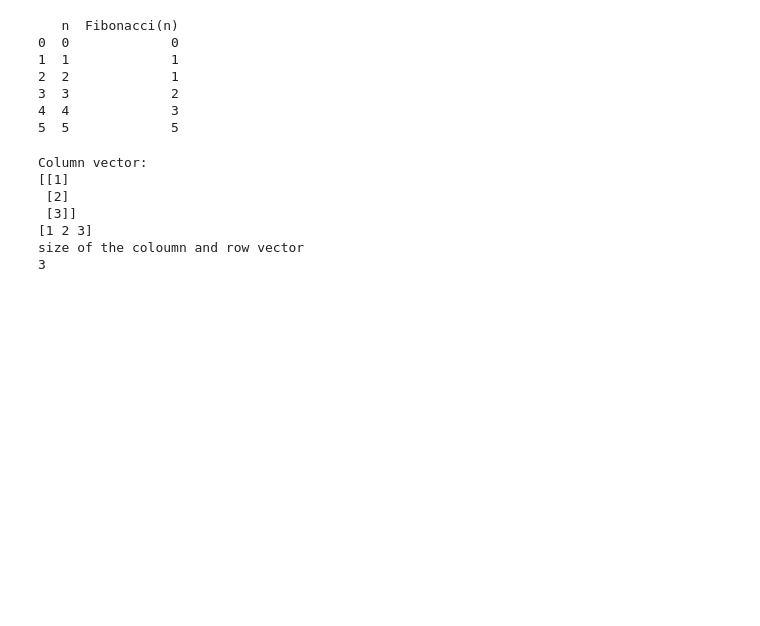
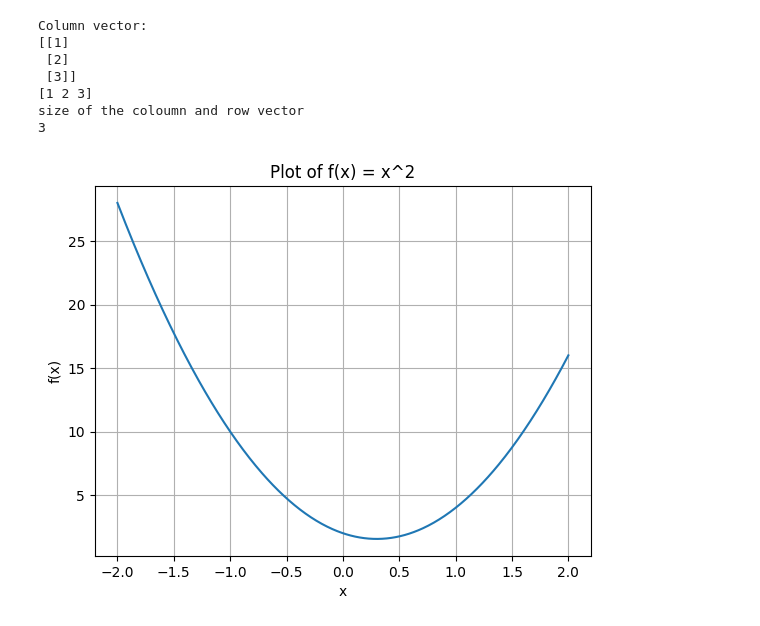
Before and after one commit to RamCharanThota/Mathematical-Optimisation-application-and-practice, a Jupyter notebook: ex3_fibonacci.ipynb, the cells around one changed output. Drawn from its saved outputs; the diff is of its cells as text; code cells hidden in the pictures; blank space fills up the shorter version.

Commit message:
fibonnaci search is implemented

```diff
--- a/ex3_fibonacci.ipynb
+++ b/ex3_fibonacci.ipynb
@@ -4,21 +4,23 @@ import numpy as np
 # %%
 def fibonnaci(n):
     fn=[0,1]
-    for i in range(2,n+1):
+    for i in range(2,n):
         fn.append(fn[i-1]+fn[i-2])
     return fn
-N=[0,1,2,3,4,5]
-data={'n':N, 'Fibonacci(n)':fibonnaci(5)}
+
+max_num=100
+N= [i for i in range(max_num)]  # Range will generate numbers from 0 to n
+
+fn=fibonnaci(max_num)
+
+data={'n':N, 'Fibonacci(n)':fn}
 df=pd.DataFrame(data)
-print(df)
+
+#print(df)
+
+# print the Fn-2/Fn
+#for i in range(2,max_num):
+    #print(fn[i-2]/fn[i])
-# %% [output]
-   n  Fibonacci(n)
-0  0             0
-1  1             1
-2  2             1
-3  3             2
-4  4             3
-5  5             5
 # %%
 import numpy as np
 
@@ -44,3 +46,27 @@ Column vector:
 [1 2 3]
 size of the coloumn and row vector
 3
+# %%
+# example of unimodal function
+import numpy as np
+import matplotlib.pyplot as plt
+
+# Define the function
+def f(x):
+    return (5*x**2)-(3*x)+2
+
+# Generate x values
+x = np.linspace(-2, 2, 500)  # Generates 400 points between -10 and 10
+
+# Generate y values by applying the function to each x
+y = f(x)
+
+# Plot the function
+plt.plot(x, y)
+plt.xlabel('x')
+plt.ylabel('f(x)')
+plt.title('Plot of f(x) = x^2')
+plt.grid(True)
+plt.show()
+# %% [output]
+[figure, added]
```
Also changed, not shown: parts of 4 cells of this notebook.
